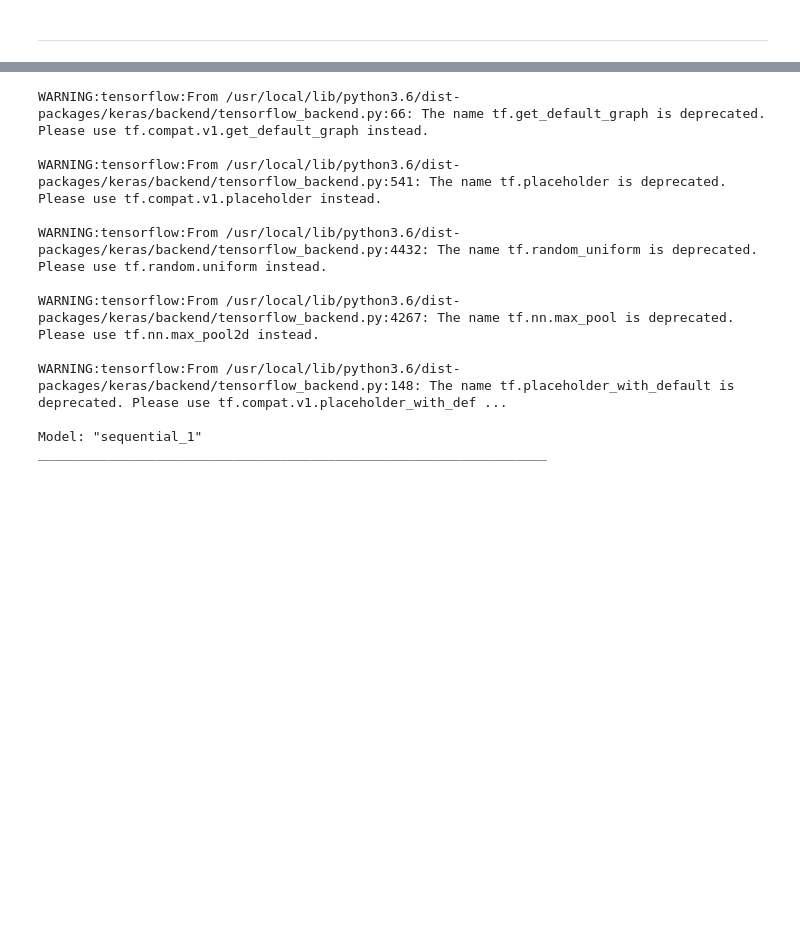
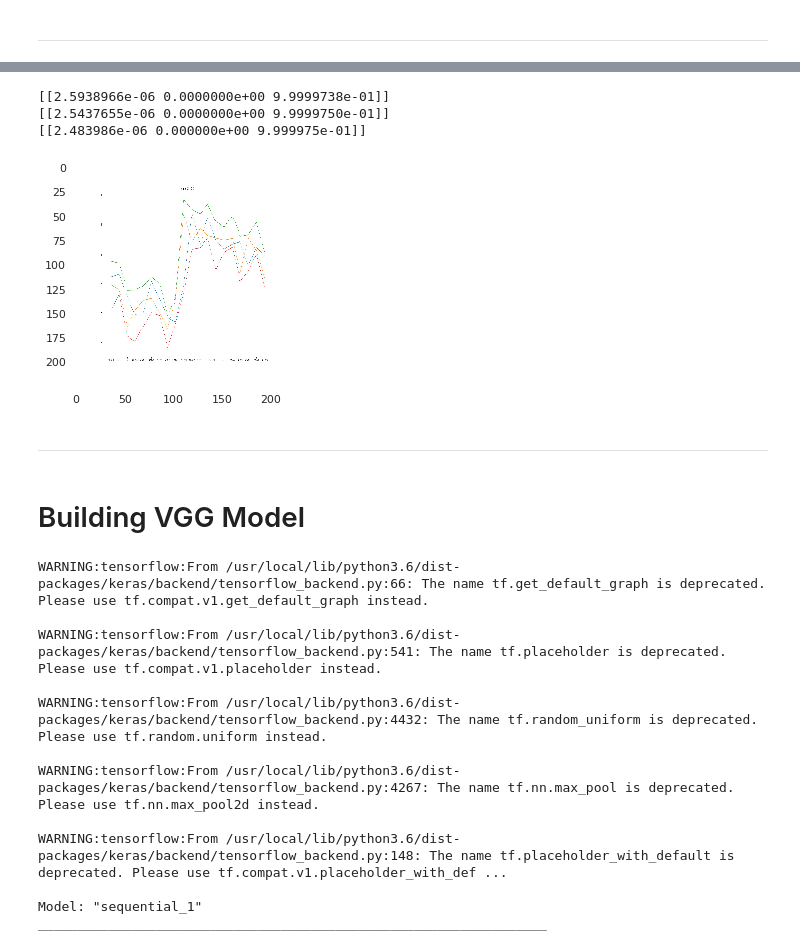
Before and after one commit to jems2019/CMPE-297-98-Project, a Jupyter notebook: CNN.ipynb, the cells around one changed output, grey strips where cells are left out. Saved outputs shown, nothing was run; the diff lists cells and outputs as text; code cells hidden in the pictures; blank space fills up the shorter version.

```diff
--- a/CNN.ipynb
+++ b/CNN.ipynb
@@ -167,0 +277,9 @@ class_dictionary[np.argmax(output)]
+# %%
+# steps per epoch = length of training data
+
+checkpoint = ModelCheckpoint("model.h5", monitor='val_acc', verbose=1, save_best_only=True, save_weights_only=False, mode='auto', period=1)
+early = EarlyStopping(monitor='val_acc', min_delta=0, patience=20, verbose=1, mode='auto')
+
+hist = model.fit_generator(steps_per_epoch=len(train_generator),
+                           generator=train_generator, validation_data= val_generator,
+                           validation_steps=len(val_generator),epochs=100, shuffle=True, callbacks=[checkpoint,early])
@@ -168,3 +304,46 @@ class_dictionary[np.argmax(output)]
+# %%
+# from keras.models import load_model
+# from tensorflow.keras.models import load_model
+# saved_model = load_model("/content/drive/My Drive/Emerging Technologies Project - AI based trading platform/resnet.h5")
+# # output = saved_model.predict(img)
+
+from keras.preprocessing import image
+# img = image.load_img("/content/drive/My Drive/Emerging Technologies Project - AI based trading platform/split_date_images_test/sell/sell_FB_2013-04-01.jpeg",target_size=(224,224))
+# img = np.asarray(img)
+# plt.imshow(img)
+# img = np.expand_dims(img, axis=0)
+
+import glob
+# getting all imgs as a list
+img = glob.glob("/content/drive/My Drive/Emerging Technologies Project - AI based trading platform/split_date_images_test/hold/" + "*.jpeg")
+
+for i in img:
+  img = image.load_img(i, target_size=(224,224))
+  img = np.asarray(img)
+  plt.imshow(img)
+  img = np.expand_dims(img, axis=0)
+  output = model.predict(img)
+  print(output)
+  if class_dictionary[np.argmax(output)] == 'hold':
+    print(i)
+    print(output)
+
+
+
+# output = model.predict(img)
+# print(output)
+# class_dictionary[np.argmax(output)]
+# %% [output]
+[[2.5938966e-06 0.0000000e+00 9.9999738e-01]]
+[[2.5437655e-06 0.0000000e+00 9.9999750e-01]]
+[[2.483986e-06 0.000000e+00 9.999975e-01]]
+[figure, added]
+# %% [markdown]
+
+
+---
+# %% [markdown]
+# Building VGG Model
 # %%
 import keras
 import keras.layers as layers
```
Also changed, not shown: parts of 10 cells of this notebook.
